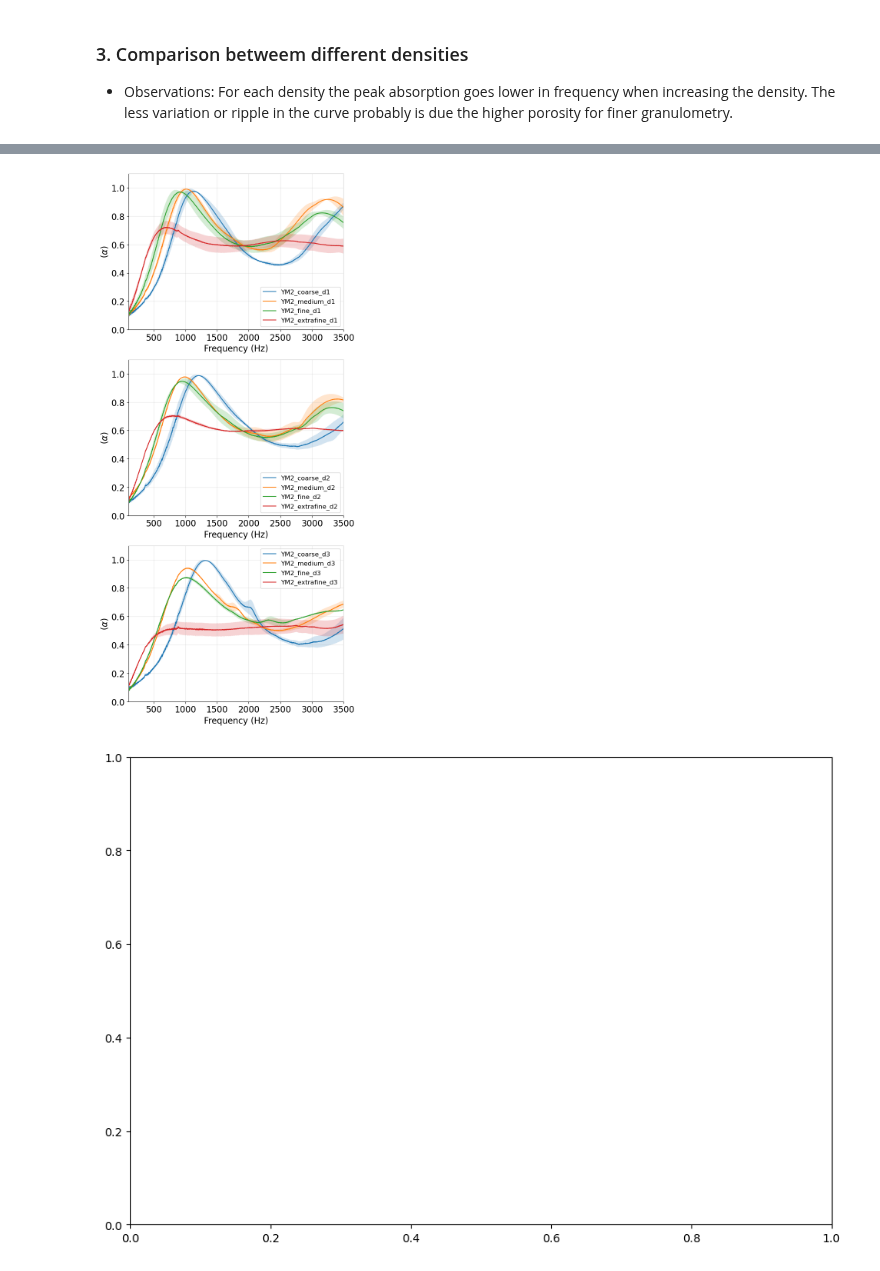
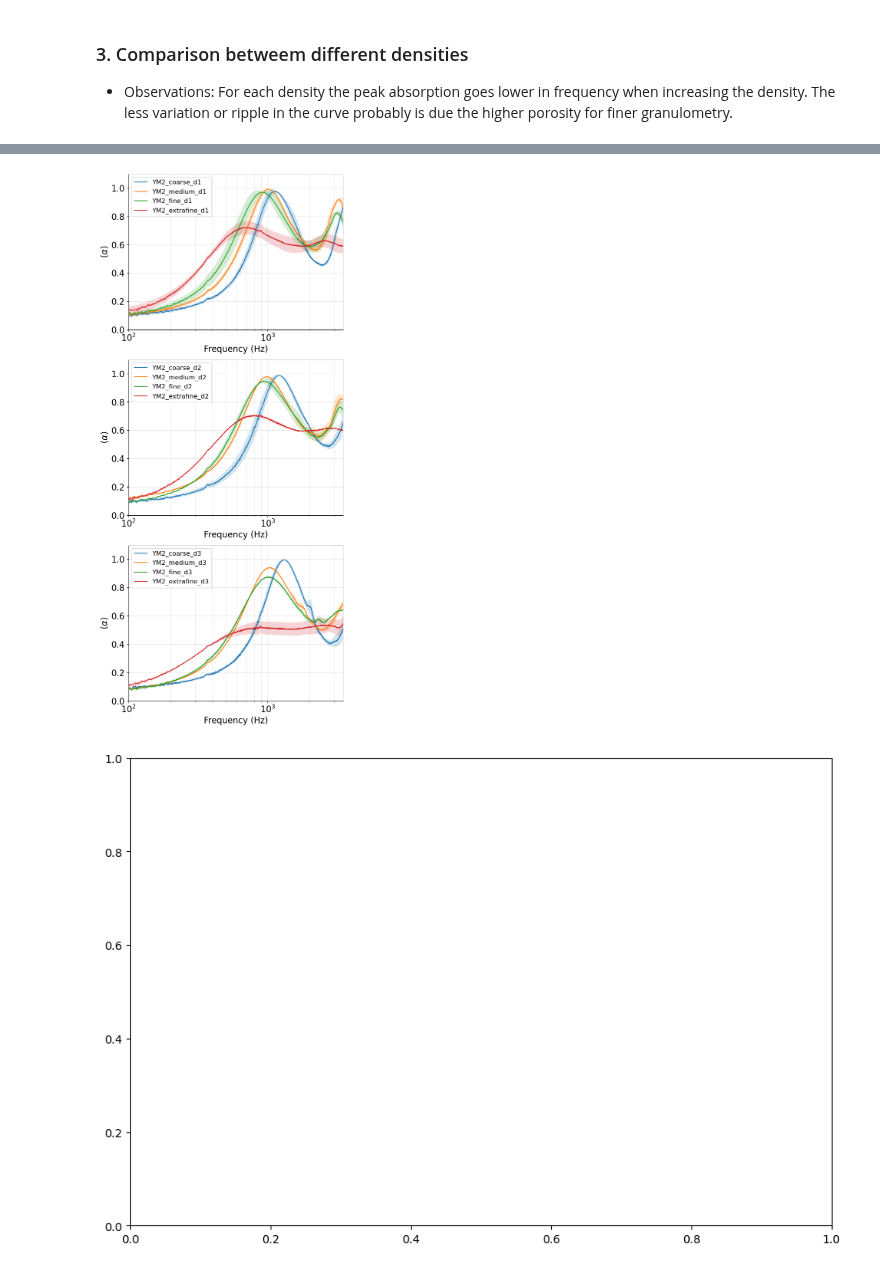
Before and after one commit to joaquinaicrag/UNIBS, a Jupyter notebook: Paper1-YMporousmat/newSamples_journal/YM2_mediciones/2_YM2_postpro_alpha.ipynb, the cells around one changed output, grey strips where cells are left out. Cells and saved outputs as stored; diff of their text form; code cells hidden in the pictures.

```diff
--- a/Paper1-YMporousmat/newSamples_journal/YM2_mediciones/2_YM2_postpro_alpha.ipynb
+++ b/Paper1-YMporousmat/newSamples_journal/YM2_mediciones/2_YM2_postpro_alpha.ipynb
@@ -336,35 +333,35 @@ for i, g in enumerate(group_by):
         # alpha_std = np.array(dens_df['abs_std_2mic'].iloc[j])
 
         fd = [f*dens_df['thickness'].iloc[j] for f in (freq)]
 
-        ax[i].plot(freq, alpha_avg, label=label)
+        ax[i].semilogx(freq, alpha_avg, label=label)
         ax[i].fill_between(freq, (alpha_avg - alpha_std), ((alpha_avg + alpha_std)),  alpha=.2)
 
         #ax[i].semilogx(freq, dens_df['abs_avg'].iloc[j][0], label=label)
         #ax[i].fill_between(freq, (alpha_avg - alpha_std), ((alpha_avg + alpha_std)),  alpha=.2)
 
         # ax[i].set_title(g)
         ax[i].set_xlabel('Frequency (Hz)', fontsize=fontsize)
         ax[i].set_ylabel(r'($\alpha$)', fontsize=fontsize)
         ax[i].set_ylim([0, 1.1])
         ax[i].set_xlim([100, 3500])
         ax[i].legend(fontsize=fontsize-4)
         # ax[i].grid(axis='both', color = 'lightgrey')
         # ax[i].grid(linewidth=1, which='minor', linestyle='-', alpha=.1, color = 'lightgrey')
         # ax[i].grid(linewidth=1.5, which='major', alpha=.5)
         # ax[i].tick_params(axis ='both', length=5, width=1, color='lightgray')
         ax[i].grid(which='both', alpha=0.3)
         ax[i].tick_params(axis='both', labelsize=fontsize)
         ax[i].spines['right'].set_color('lightgrey')
         ax[i].spines['top'].set_color('lightgrey')
         # for spine in ax[i].spines.values():
         #     spine.set_color('lightgrey')  # Change spine color to light grey
 
         #fig.suptitle('Grouped by density', fontsize=20)
 #fig.subplots_adjust(top=0.93)
 plt.show()
 # %% [output]
-[figure, old version]
+[figure, new version]
 # %%
 fig, ax = plt.subplots(1, 1, figsize=(10,7))
 fig.tight_layout(pad=3.5)
```
Also changed, not shown: parts of 1 cell of this notebook, 3 other files.
